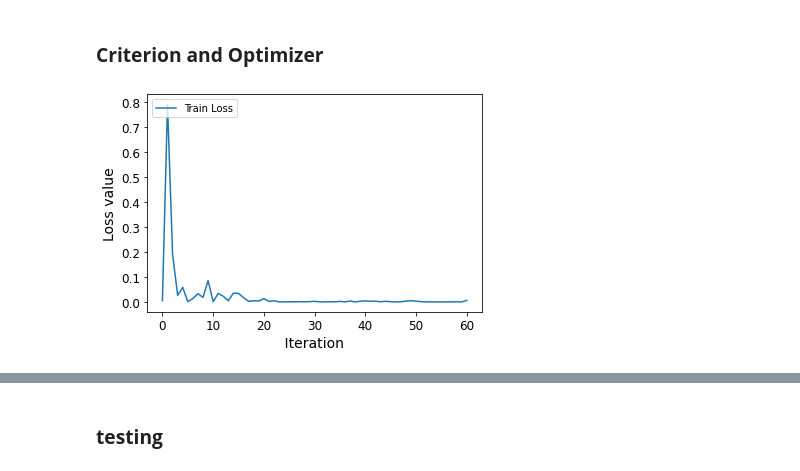
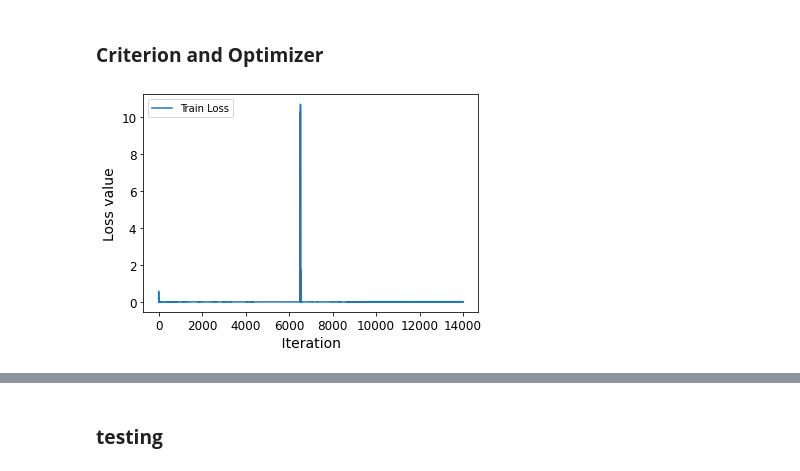
Before and after one commit to S-Alikhonov/AI_ML, a Jupyter notebook: Chapter 3/08. RNN Times Series Regression/explore-RNN.ipynb, the cells around one changed output, grey strips where cells are left out. Cells and saved outputs as stored; diff of their text form; code cells hidden in the pictures.

```diff
--- a/Chapter 3/08. RNN Times Series Regression/explore-RNN.ipynb
+++ b/Chapter 3/08. RNN Times Series Regression/explore-RNN.ipynb
@@ -89,12 +89,11 @@ def timeseries(df,step):
     result = []
     j=0
     # i is the ending limit for moving box
-    for i in range(step+1,rows,step+1):
+    for i in range(rows-step):
         #casting desired sub set into array
-        x = df.iloc[j:j+step,:].values
+        x = df.iloc[i:i+step,:].values
         #updating starting point
         #getting label
-        y = df.iloc[j+1:j+step+1,0].values
-        j=i
+        y = df.iloc[i+1:i+step+1,0].values
         result.append(np.append(x,y.reshape(-1,1),axis=1))
     return np.array(result)
@@ -102,7 +107,7 @@ def timeseries(df,step):
 **TensorDataset**
 # %%
 from torch.utils.data import TensorDataset,DataLoader
-def dataload(batch_size,n_steps,df_base):
+def dataload(batch_size,n_steps,df_base,train=True):
     data = timeseries(df_base,n_steps)
     x = data[:,:,:-1]
     y = data[:,:,-1]
@@ -110,5 +115,5 @@ def dataload(batch_size,n_steps,df_base):
     #generates dataset from tensors
     dataset = TensorDataset(x,y)
     #contructs dataloader
-    loader = DataLoader(dataset,batch_size=batch_size,shuffle=False)
+    loader = DataLoader(dataset,batch_size=batch_size,shuffle=train,drop_last=True)
     return loader
@@ -182,48 +185,52 @@ criterion =  nn.MSELoss()
 # optimizer to apply the gradients
 optim = Adam(model.parameters(),lr=0.03)
 # %%
-loader = dataload(1,6,df_train)
+
 #number of batches we will go through
-n_iterations = len(loader)
+
 
 # #how many squence there will be in a bacth
 batch_size = 6
 #after how many operations we will print information
 printing_gap = 2
 
+epochs = 200
 #We will store the loss values here to plot them
+n_seq = 6
 train_loss = []
 
 
 train_loss = []
+loader = dataload(batch_size,n_seq,df_train,train=False)
 # for iter in range(n_iterations):
-for batch,labels in loader:
+for epoch in range(epochs):
+    for x,labels in loader:
 
-    #Reset the gradients
-    optim.zero_grad()
-    #Get the outputs
-    out,hidd = model.forward(batch)
-    #detach the hidden state
-    hidd = hidd.detach_()
-    #compute the loss
-    loss = criterion(out,labels)
-    #compute the gradients
-    loss.backward()
-    #Apply the gradients
-    optim.step()
+        #Reset the gradients
+        optim.zero_grad()
+        #Get the outputs
+        out,hidd = model.forward(x)
+        #detach the hidden state
+        hidd = hidd.detach_()
+        #compute the loss
+        loss = criterion(out.squeeze(-1),labels[:,-1])
+        #compute the gradients
+        loss.backward()
+        #Apply the gradients
+        optim.step()
 
-    #Append the loss value
-    train_loss.append(loss.item())
+        #Append the loss value
+        train_loss.append(loss.item())
 
-    # if iter % printing_gap == 0:
-    #     pass
-    #     #Print the information
+        # if iter % printing_gap == 0:
+        #     pass
+        #     #Print the information
 
 
 plt.plot(train_loss, label= "Train Loss")
 plt.xlabel(" Iteration ")
 plt.ylabel("Loss value")
 plt.legend(loc="upper left")
 plt.show()
 # %% [output]
-[figure, old version]
+[figure, new version]
```
Also changed, not shown: parts of 12 cells of this notebook, 9 other files.
